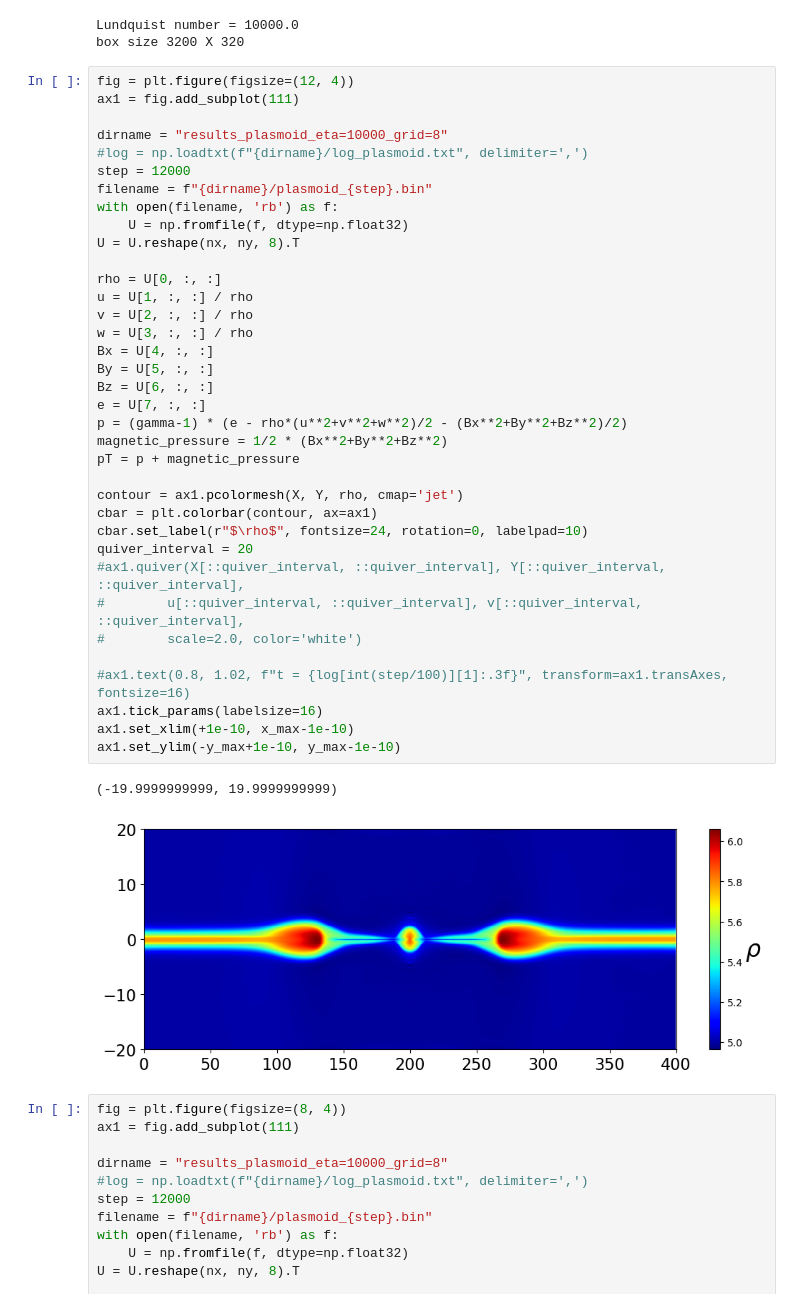
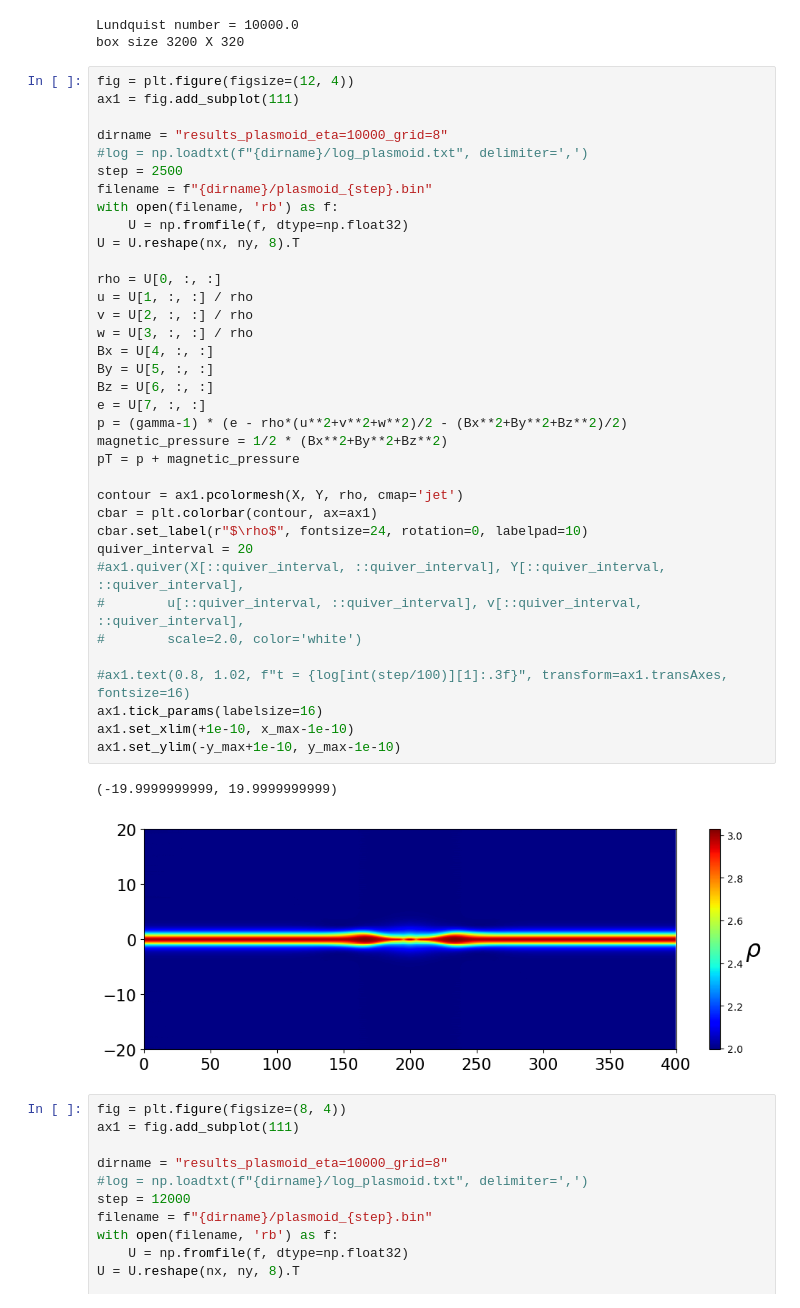
Before and after one commit to keita-akutagawa/ResistiveMHD_GPU, a Jupyter notebook: examples_2D/plasmoid_single/plasmoid.ipynb, the cells around one changed output. Drawn from its saved outputs; the diff is of its cells as text.

```diff
--- a/examples_2D/plasmoid_single/plasmoid.ipynb
+++ b/examples_2D/plasmoid_single/plasmoid.ipynb
@@ -35,39 +35,39 @@ ax1 = fig.add_subplot(111)
 
 dirname = "results_plasmoid_eta=10000_grid=8"
 #log = np.loadtxt(f"{dirname}/log_plasmoid.txt", delimiter=',')
-step = 12000
+step = 2500
 filename = f"{dirname}/plasmoid_{step}.bin"
 with open(filename, 'rb') as f:
     U = np.fromfile(f, dtype=np.float32)
 U = U.reshape(nx, ny, 8).T
 
 rho = U[0, :, :]
 u = U[1, :, :] / rho
 v = U[2, :, :] / rho
 w = U[3, :, :] / rho
 Bx = U[4, :, :]
 By = U[5, :, :]
 Bz = U[6, :, :]
 e = U[7, :, :]
 p = (gamma-1) * (e - rho*(u**2+v**2+w**2)/2 - (Bx**2+By**2+Bz**2)/2)
 magnetic_pressure = 1/2 * (Bx**2+By**2+Bz**2)
 pT = p + magnetic_pressure
 
 contour = ax1.pcolormesh(X, Y, rho, cmap='jet')
 cbar = plt.colorbar(contour, ax=ax1)
 cbar.set_label(r"$\rho$", fontsize=24, rotation=0, labelpad=10)
 quiver_interval = 20
 #ax1.quiver(X[::quiver_interval, ::quiver_interval], Y[::quiver_interval, ::quiver_interval],
 #        u[::quiver_interval, ::quiver_interval], v[::quiver_interval, ::quiver_interval],
 #        scale=2.0, color='white')
 
 #ax1.text(0.8, 1.02, f"t = {log[int(step/100)][1]:.3f}", transform=ax1.transAxes, fontsize=16)
 ax1.tick_params(labelsize=16)
 ax1.set_xlim(+1e-10, x_max-1e-10)
 ax1.set_ylim(-y_max+1e-10, y_max-1e-10)
 # %% [output]
 (-19.9999999999, 19.9999999999)
-[figure, old version]
+[figure, new version]
 # %%
 fig = plt.figure(figsize=(8, 4))
 ax1 = fig.add_subplot(111)
```
Also changed, not shown: 1 other file.
